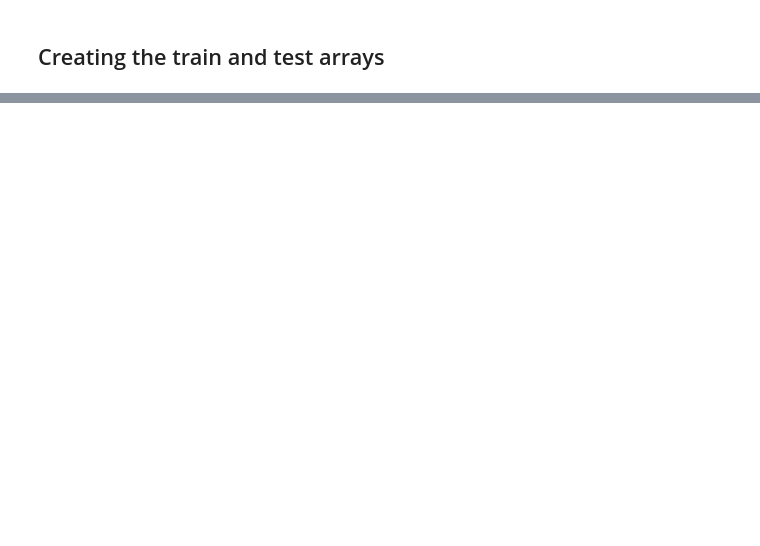
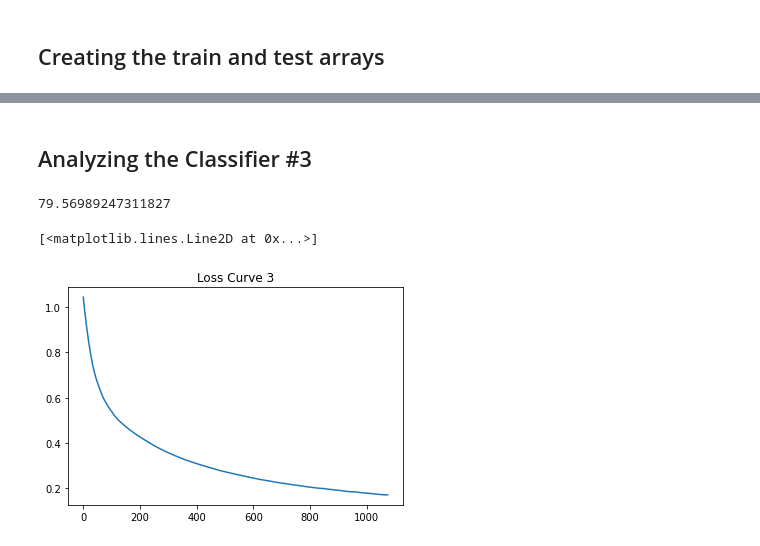
Before and after one commit to HACardoso/MPLMiniProjectSI, a Jupyter notebook: mpl_classifier.ipynb, the cells around one changed output, grey strips where cells are left out. Drawn from its saved outputs; the diff is of its cells as text; code cells hidden in the pictures; blank space fills up the shorter version.

```diff
--- a/mpl_classifier.ipynb
+++ b/mpl_classifier.ipynb
@@ -45,0 +143,4 @@ plt.plot(range(len(mlpClassifier.loss_curve_)),mlpClassifier.loss_curve_)
+# %%
+mlpClassifier3 = MLPClassifier(max_iter=2000,activation='relu', verbose=True, hidden_layer_sizes=(15,),random_state=1)
+mlpClassifier3.fit(X_train, y_train)
+y_pred3 = mlpClassifier3.predict(X_test)
@@ -45,0 +165,12 @@ plt.plot(range(len(mlpClassifier.loss_curve_)),mlpClassifier.loss_curve_)
+# %% [markdown]
+## Analyzing the Classifier #3
+# %%
+analyze(y_test, y_pred3)
+# %% [output]
+79.56989247311827
+# %%
+plt.title('Loss Curve 3')
+plt.plot(range(len(mlpClassifier3.loss_curve_)),mlpClassifier3.loss_curve_)
+# %% [output]
+[<matplotlib.lines.Line2D at 0x...>]
+[figure, added]
```
Also changed, not shown: parts of 64 cells of this notebook.
